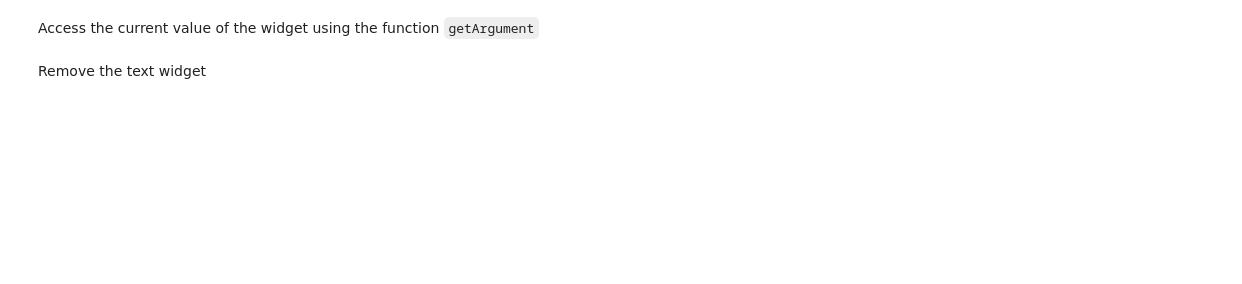
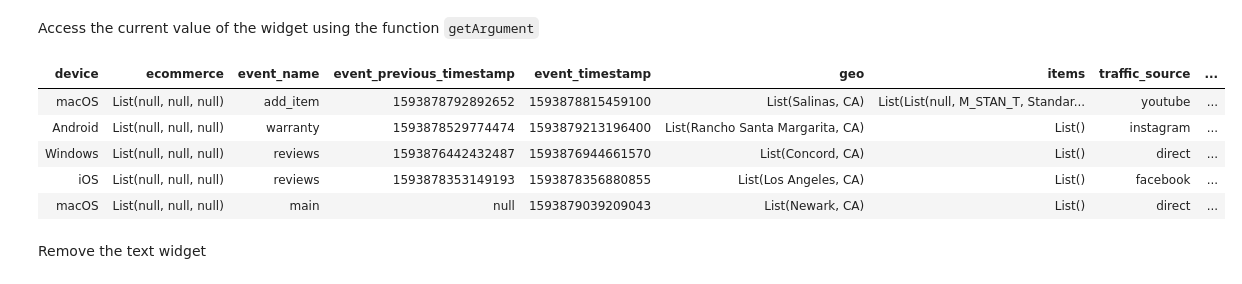
Before and after one commit to alcherniaev/Databricks_data_engineering, a Jupyter notebook: 1.2 Databricks Platform.ipynb, the cells around one changed output. Drawn from its saved outputs; the diff is of its cells as text; code cells hidden in the pictures; blank space fills up the shorter version.

```diff
--- a/1.2 Databricks Platform.ipynb
+++ b/1.2 Databricks Platform.ipynb
@@ -153,8 +270,16 @@ Access the current value of the widget using the function `getArgument`
 # %%
 %sql
 SELECT *
 FROM events
 WHERE geo.state = getArgument("state")
+LIMIT 5
+# %% [output]
+| device | ecommerce | event_name | event_previous_timestamp | event_timestamp | geo | items | traffic_source | ... |
+| macOS | List(null, null, null) | add_item | 1593878792892652 | 1593878815459100 | List(Salinas, CA) | List(List(null, M_STAN_T, Standar... | youtube | ... |
+| Android | List(null, null, null) | warranty | 1593878529774474 | 1593879213196400 | List(Rancho Santa Margarita, CA) | List() | instagram | ... |
+| Windows | List(null, null, null) | reviews | 1593876442432487 | 1593876944661570 | List(Concord, CA) | List() | direct | ... |
+| iOS | List(null, null, null) | reviews | 1593878353149193 | 1593878356880855 | List(Los Angeles, CA) | List() | facebook | ... |
+| macOS | List(null, null, null) | main | null | 1593879039209043 | List(Newark, CA) | List() | direct | ... |
 # %% [markdown]
 Remove the text widget
 # %%
```
Also changed, not shown: parts of 39 cells of this notebook.
